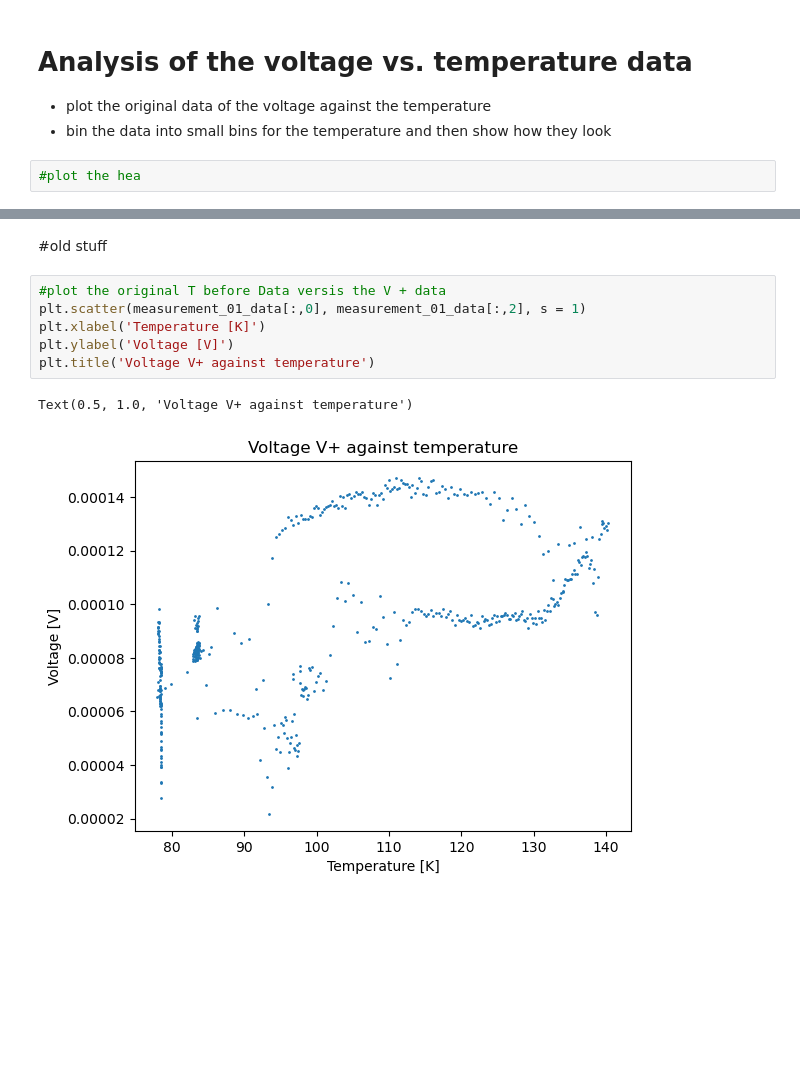
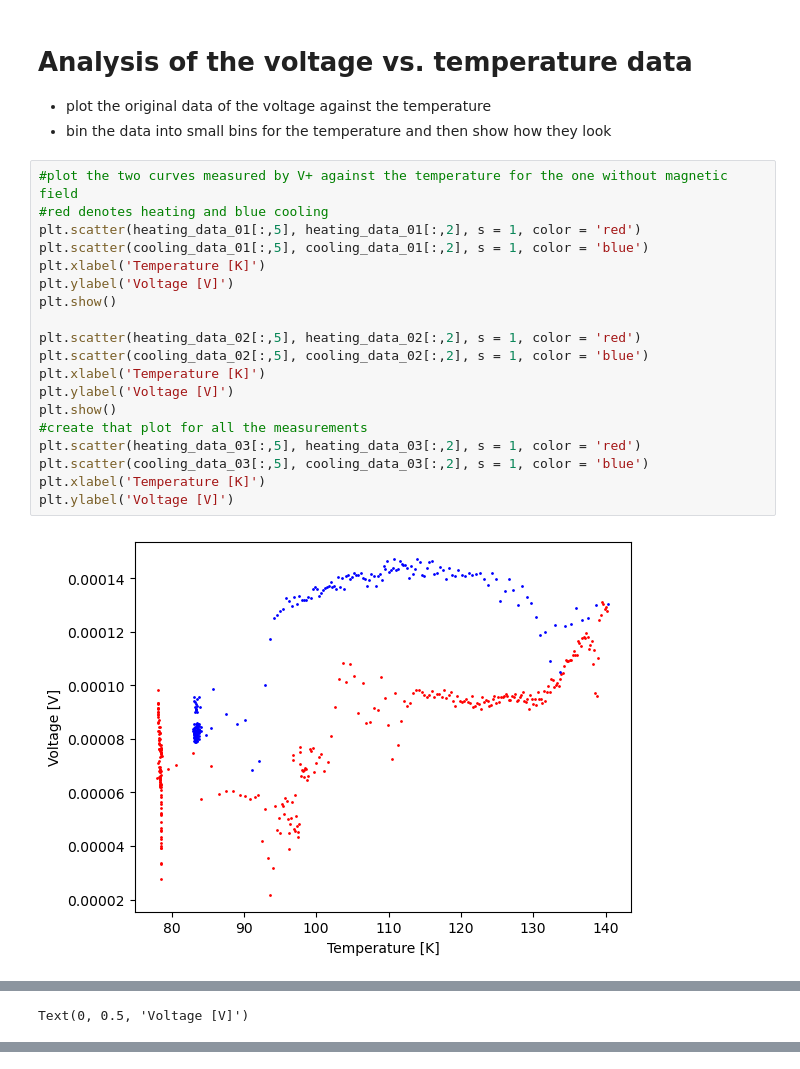
Before and after one commit to JanZur/Solid_state_physics_lab, a Jupyter notebook: solidstates_lab.ipynb, the cells around one changed output, grey strips where cells are left out. Saved outputs shown, nothing was run; the diff lists cells and outputs as text; blank space fills up the shorter version.

```diff
--- a/solidstates_lab.ipynb
+++ b/solidstates_lab.ipynb
@@ -248,4 +249,23 @@ for data in [cooling_data_01, cooling_data_02, cooling_data_03, cooling_data_04,
 - plot the original data of the voltage against the temperature
 - bin the data into small bins for the temperature and then show how they look
 # %%
-#plot the hea
+#plot the two curves measured by V+ against the temperature for the one without magnetic field
+#red denotes heating and blue cooling
+plt.scatter(heating_data_01[:,5], heating_data_01[:,2], s = 1, color = 'red')
+plt.scatter(cooling_data_01[:,5], cooling_data_01[:,2], s = 1, color = 'blue')
+plt.xlabel('Temperature [K]')
+plt.ylabel('Voltage [V]')
+plt.show()
+
+plt.scatter(heating_data_02[:,5], heating_data_02[:,2], s = 1, color = 'red')
+plt.scatter(cooling_data_02[:,5], cooling_data_02[:,2], s = 1, color = 'blue')
+plt.xlabel('Temperature [K]')
+plt.ylabel('Voltage [V]')
+plt.show()
+#create that plot for all the measurements
+plt.scatter(heating_data_03[:,5], heating_data_03[:,2], s = 1, color = 'red')
+plt.scatter(cooling_data_03[:,5], cooling_data_03[:,2], s = 1, color = 'blue')
+plt.xlabel('Temperature [K]')
+plt.ylabel('Voltage [V]')
+# %% [output]
+[figure, added]
@@ -251,0 +273 @@ for data in [cooling_data_01, cooling_data_02, cooling_data_03, cooling_data_04,
+Text(0, 0.5, 'Voltage [V]')
@@ -252,11 +274,0 @@ for data in [cooling_data_01, cooling_data_02, cooling_data_03, cooling_data_04,
-# %% [markdown]
-#old stuff
-# %%
-#plot the original T before Data versis the V + data
-plt.scatter(measurement_01_data[:,0], measurement_01_data[:,2], s = 1)
-plt.xlabel('Temperature [K]')
-plt.ylabel('Voltage [V]')
-plt.title('Voltage V+ against temperature')
-# %% [output]
-Text(0.5, 1.0, 'Voltage V+ against temperature')
-[figure, removed]
```
Also changed, not shown: parts of 26 cells of this notebook, 22 other files.
